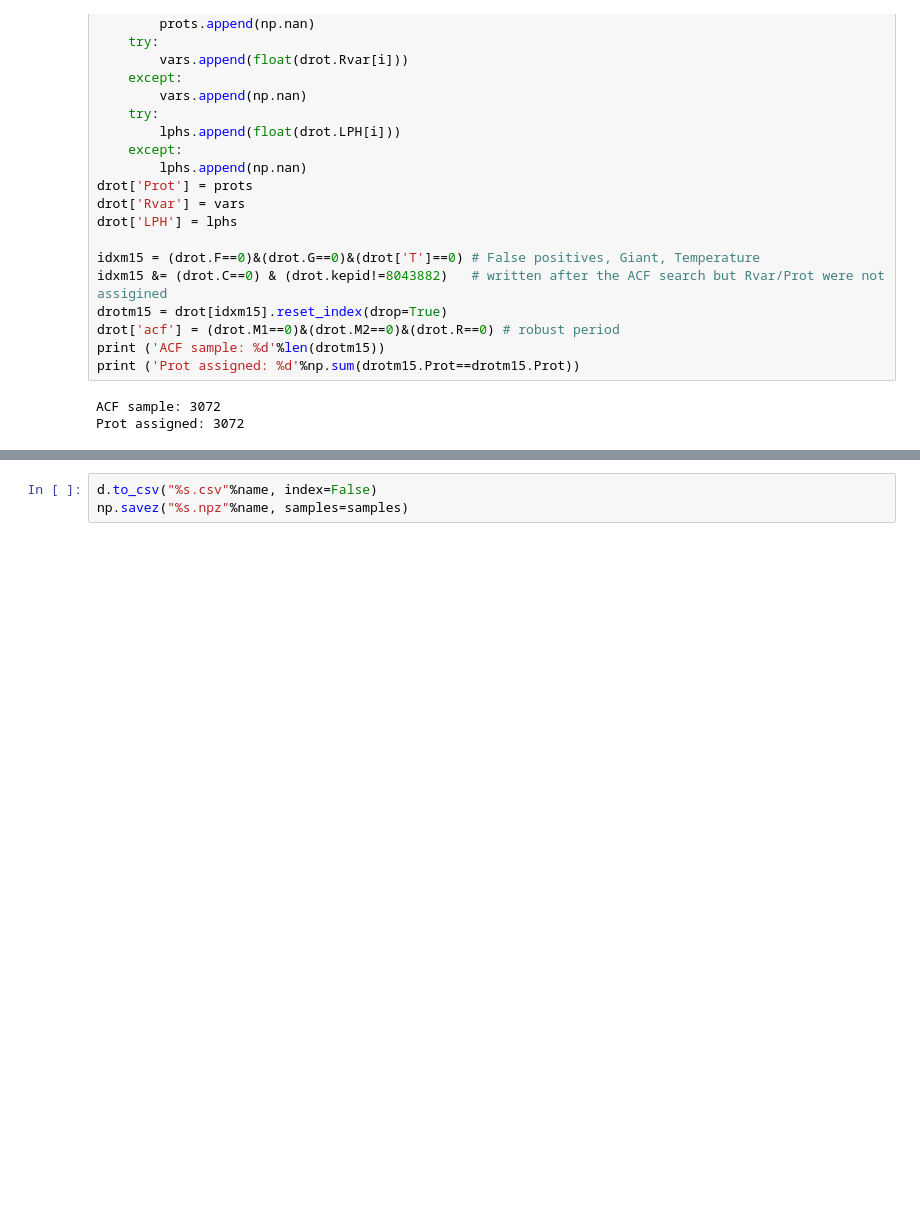
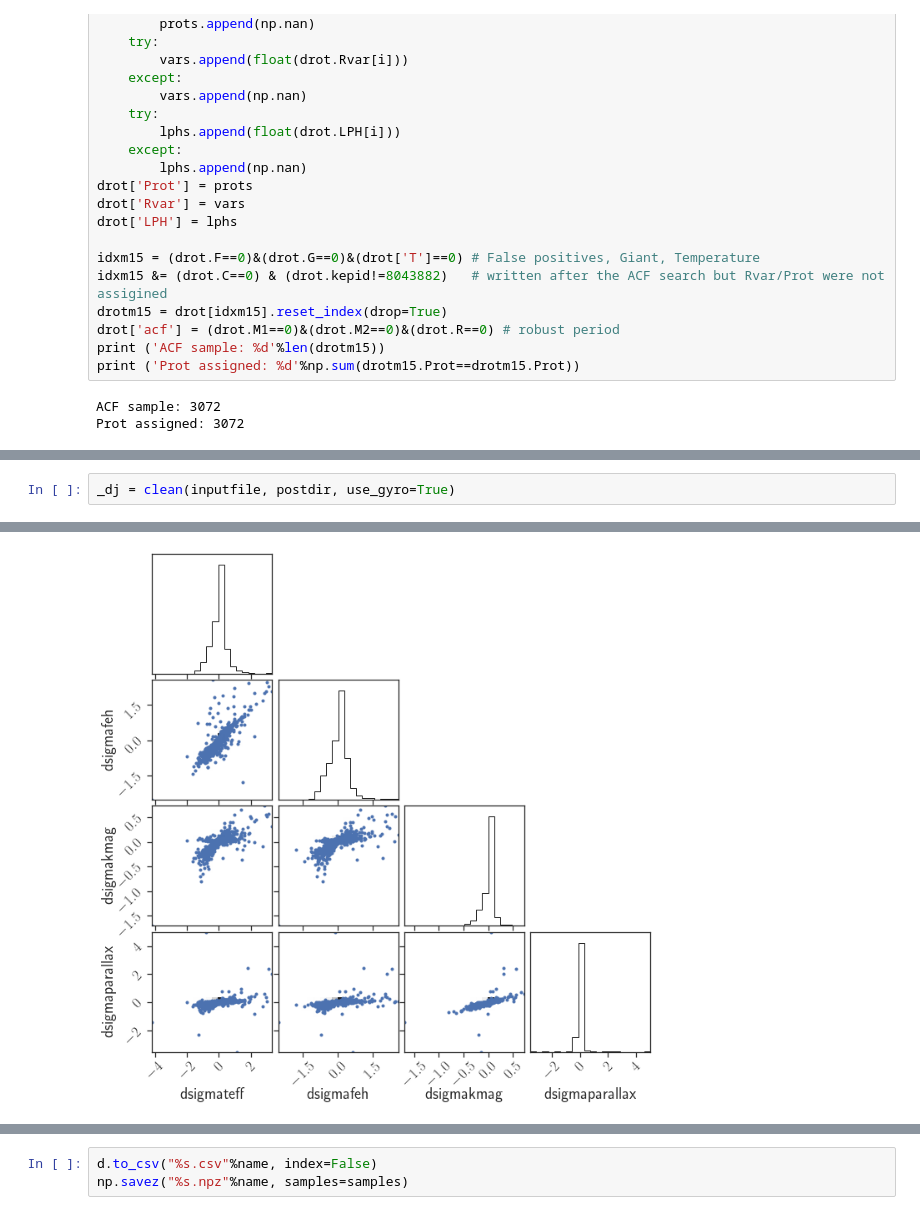
Before and after one commit to kemasuda/acheron, a Jupyter notebook: cks_frot/define_sample.ipynb, the cells around one changed output, grey strips where cells are left out. Cells and saved outputs as stored; diff of their text form; blank space fills up the shorter version.

```diff
--- a/cks_frot/define_sample.ipynb
+++ b/cks_frot/define_sample.ipynb
@@ -111,0 +164,3 @@ def get_posterior_samples(d, postdir, agekey="age", n_samples=10000, use_gyro=Fa
+# %%
+_dj = clean(inputfile, postdir, use_gyro=True)
+# %% [output]
@@ -111,0 +174 @@ def get_posterior_samples(d, postdir, agekey="age", n_samples=10000, use_gyro=Fa
+[figure, added]
```
Also changed, not shown: parts of 23 cells of this notebook, 9 other files.
